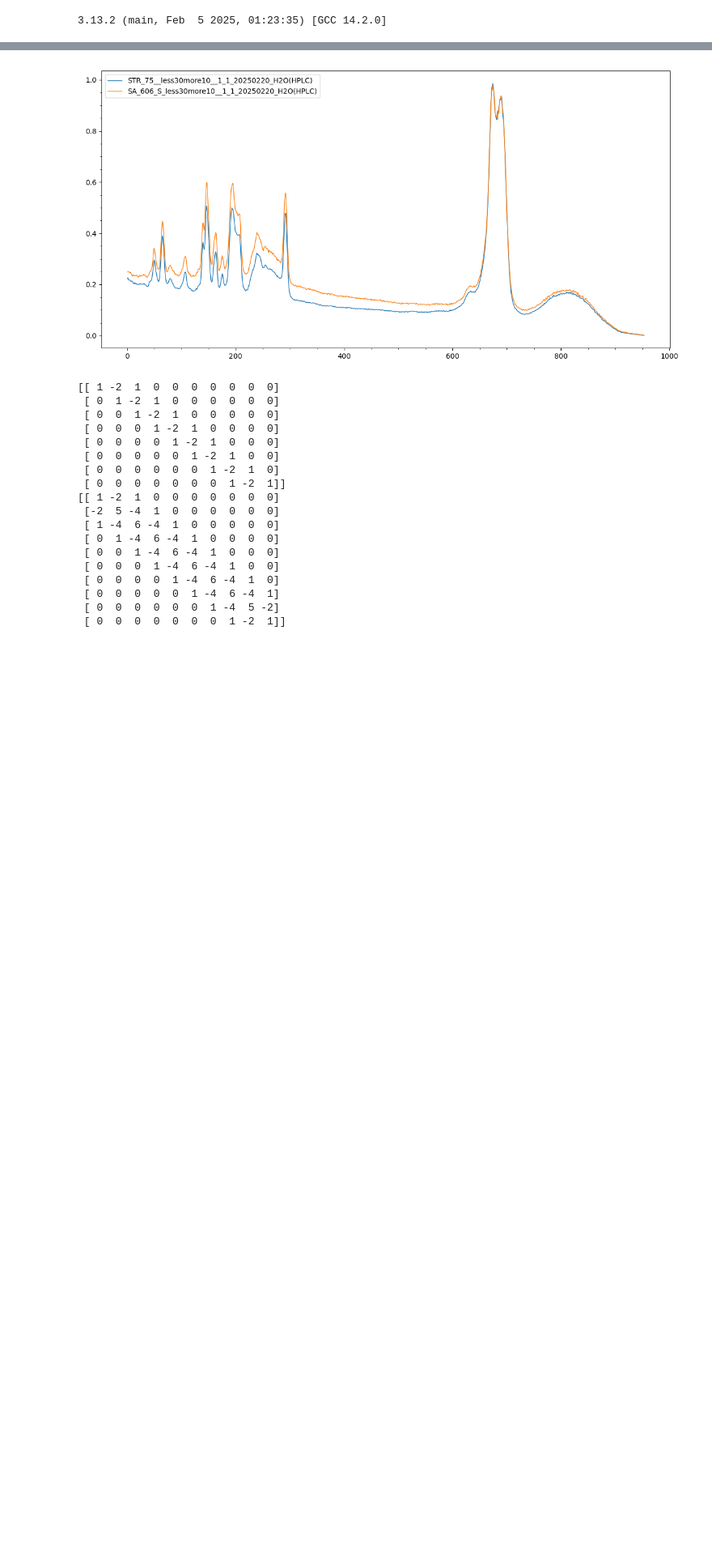
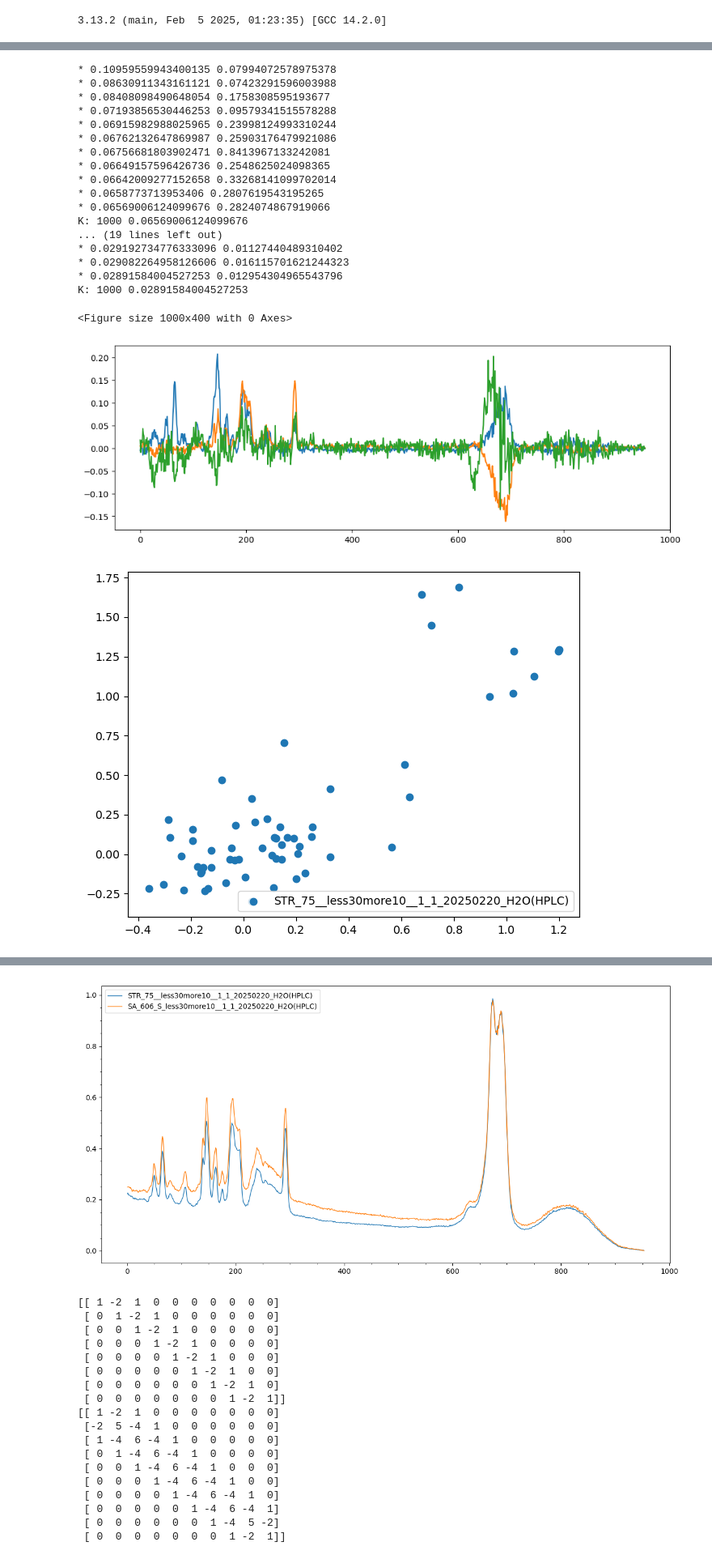
Before and after one commit to intellimath/irsa, a Jupyter notebook: examples/load_spectra.ipynb, the cells around one changed output, grey strips where cells are left out. Shown: that part at 81% size. Saved outputs shown, nothing was run; the diff lists cells and outputs as text; code cells hidden in the pictures; blank space fills up the shorter version.

```diff
--- a/examples/load_spectra.ipynb
+++ b/examples/load_spectra.ipynb
@@ -222,0 +228,52 @@ plt.show()
+# %%
+from mlgrad.af import averaging_function
+from mlgrad.pca import robust_location, find_robust_pc_all
+
+avrfunc = averaging_function("WMZ", kwds={"alpha":3.5})
+
+plt.figure(figsize=(10,4))
+for i, key in enumerate(d2):
+    entry = d2[key]
+    Xs, Ys = entry.x, entry.y
+
+    C = robust_location(Ys, avrfunc)
+    As_r, Ls_r, Us_r = find_robust_pc_all(Ys - C, avrfunc, 3, verbose=1)
+
+    plt.figure(figsize=(12,4))
+    # plt.plot(Ls_r, marker='o', label=key)
+    # plt.scatter(Us[0], Us[1], label=key)
+    plt.plot(As_r[0], label=key+"-0")
+    plt.plot(As_r[1], label=key+"-1")
+    plt.plot(As_r[2], label=key+"-2")
+    plt.show()
+
+    plt.scatter(Us_r[0], Us_r[1], label=key)
+    plt.tight_layout()
+    plt.legend()
+    plt.show()
+    plt.figure()
+    plt.scatter(Us_r[1], Us_r[2], label=key)
+    plt.tight_layout()
+    plt.legend()
+    plt.show()
+# %% [output]
+* 0.10959559943400135 0.07994072578975378
+* 0.08630911343161121 0.07423291596003988
+* 0.08408098490648054 0.1758308595193677
+* 0.07193856530446253 0.09579341515578288
+* 0.06915982988025965 0.23998124993310244
+* 0.06762132647869987 0.25903176479921086
+* 0.06756681803902471 0.8413967133242081
+* 0.06649157596426736 0.2548625024098365
+* 0.06642009277152658 0.33268141099702014
+* 0.0658773713953406 0.2807619543195265
+* 0.06569006124099676 0.2824074867919066
+K: 1000 0.06569006124099676
+... (19 lines left out)
+* 0.029192734776333096 0.01127440489310402
+* 0.029082264958126606 0.016115701621244323
+* 0.02891584004527253 0.012954304965543796
+K: 1000 0.02891584004527253
+<Figure size 1000x400 with 0 Axes>
+[figure, added]
+[figure, added]
```
Also changed, not shown: parts of 14 cells of this notebook, 3 other files.
